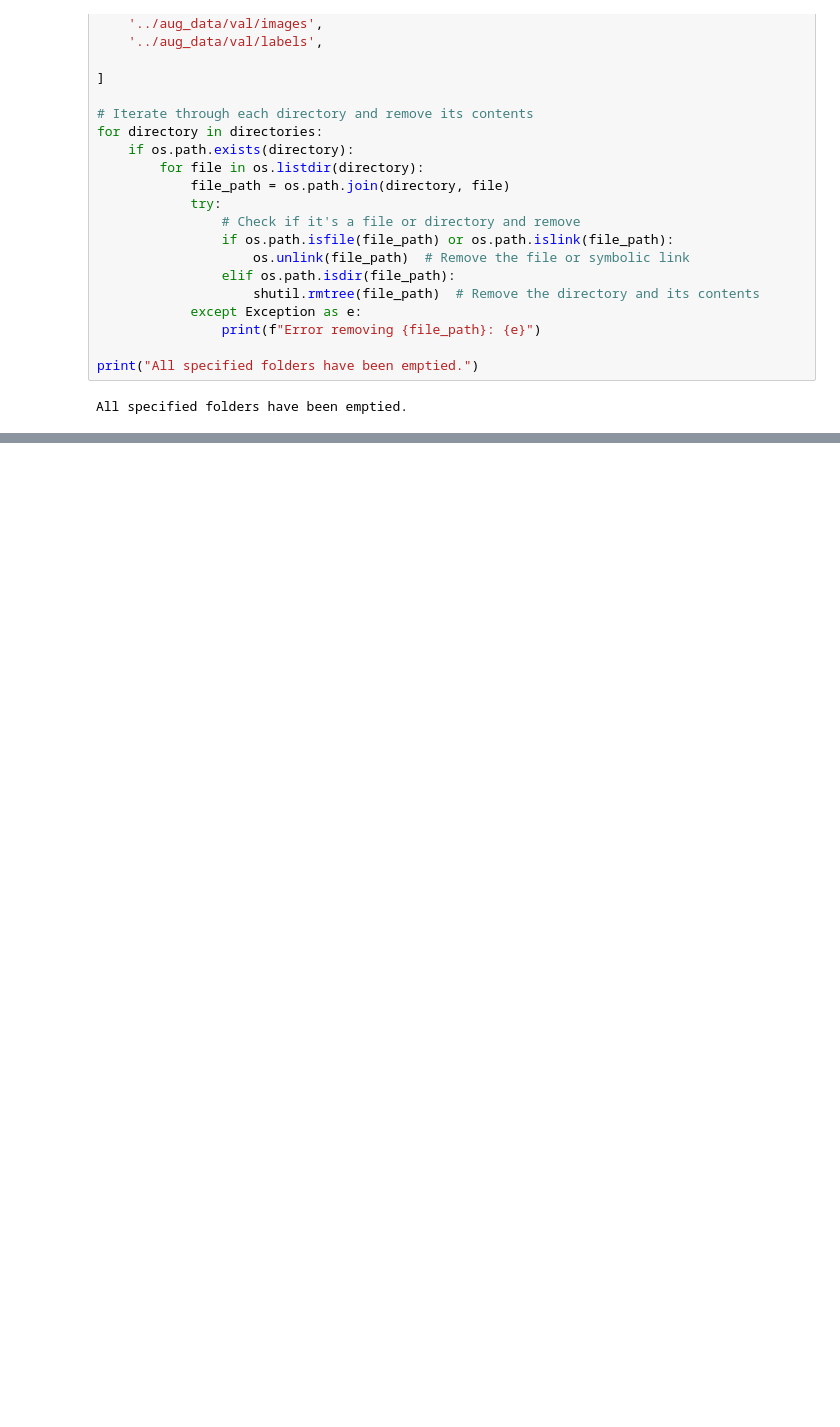
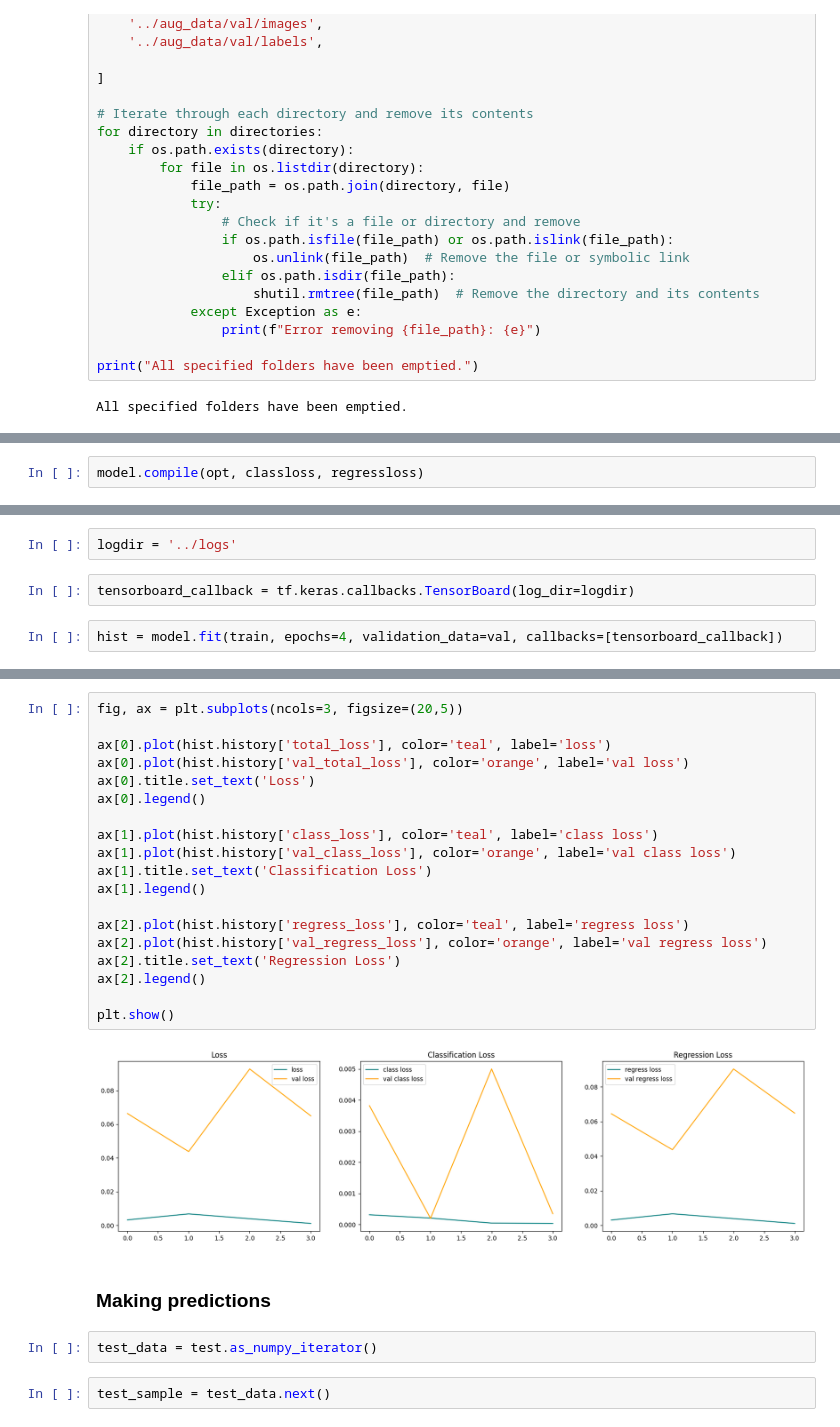
Before and after one commit to dhruvghimiray/Face-detection-model, a Jupyter notebook: notebook/notebook.ipynb, the cells around one changed output, grey strips where cells are left out. Saved outputs shown, nothing was run; the diff lists cells and outputs as text; blank space fills up the shorter version.

Commit message:
model training and prediction complete in notebook

```diff
--- a/notebook/notebook.ipynb
+++ b/notebook/notebook.ipynb
@@ -519,0 +737,2 @@ All specified folders have been emptied.
+# %%
+model.compile(opt, classloss, regressloss)
@@ -519,0 +741,6 @@ All specified folders have been emptied.
+# %%
+logdir = '../logs'
+# %%
+tensorboard_callback = tf.keras.callbacks.TensorBoard(log_dir=logdir)
+# %%
+hist = model.fit(train, epochs=4, validation_data=val, callbacks=[tensorboard_callback])
@@ -519,0 +776,27 @@ All specified folders have been emptied.
+# %%
+fig, ax = plt.subplots(ncols=3, figsize=(20,5))
+
+ax[0].plot(hist.history['total_loss'], color='teal', label='loss')
+ax[0].plot(hist.history['val_total_loss'], color='orange', label='val loss')
+ax[0].title.set_text('Loss')
+ax[0].legend()
+
+ax[1].plot(hist.history['class_loss'], color='teal', label='class loss')
+ax[1].plot(hist.history['val_class_loss'], color='orange', label='val class loss')
+ax[1].title.set_text('Classification Loss')
+ax[1].legend()
+
+ax[2].plot(hist.history['regress_loss'], color='teal', label='regress loss')
+ax[2].plot(hist.history['val_regress_loss'], color='orange', label='val regress loss')
+ax[2].title.set_text('Regression Loss')
+ax[2].legend()
+
+plt.show()
+# %% [output]
+[figure, added]
+# %% [markdown]
+### Making predictions
+# %%
+test_data = test.as_numpy_iterator()
+# %%
+test_sample = test_data.next()
```
Also changed, not shown: parts of 37 cells of this notebook, 2 other files.
